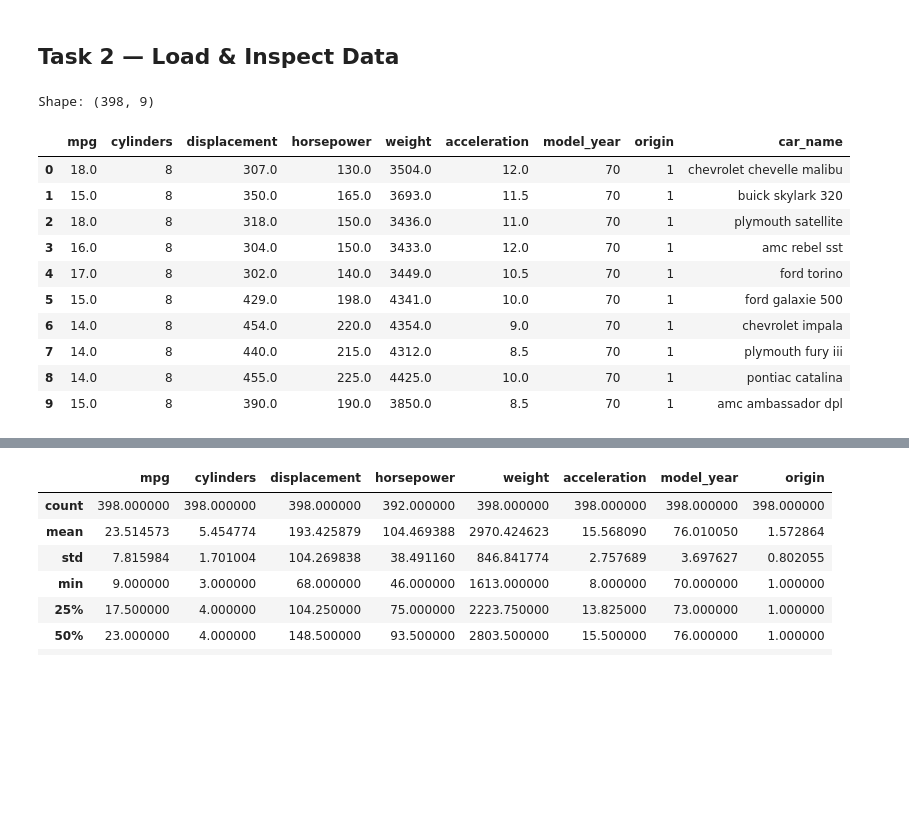
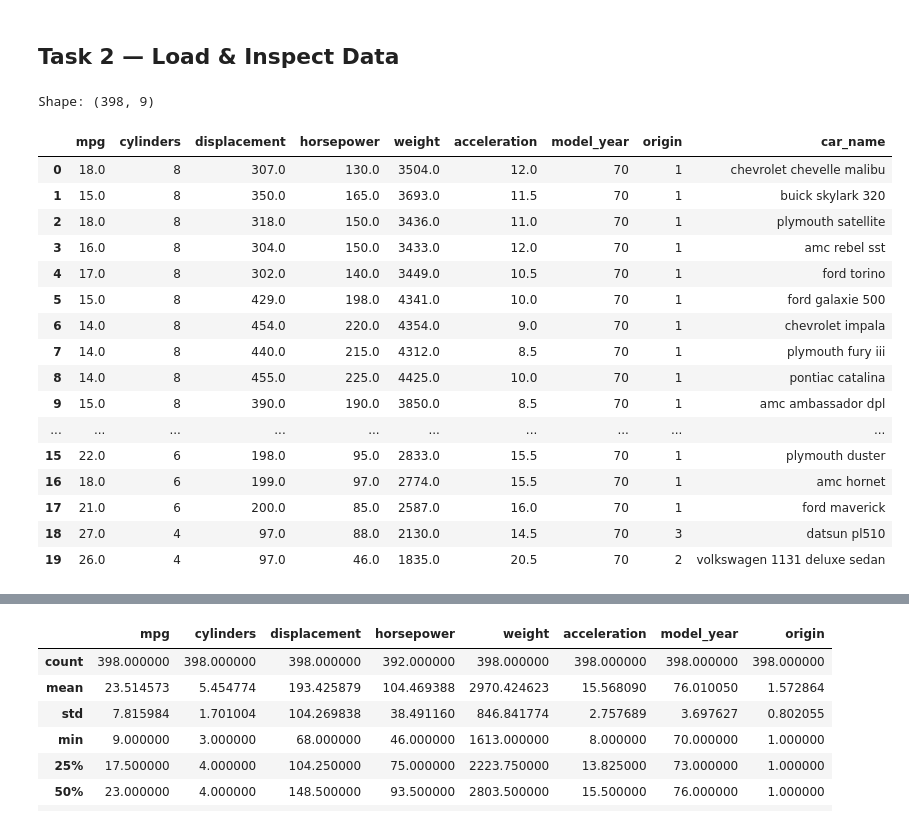
Before and after one commit to FurqanAlyy/AI-ML-NIAI, a Jupyter notebook: 02_EDA_Worksheet.ipynb, the cells around one changed output, grey strips where cells are left out. Drawn from its saved outputs; the diff is of its cells as text; code cells hidden in the pictures; blank space fills up the shorter version.

```diff
--- a/02_EDA_Worksheet.ipynb
+++ b/02_EDA_Worksheet.ipynb
@@ -32,32 +32,38 @@ libraries loaded
 # %%
 # TODO: Load the Auto-MPG dataset from the UCI repository URL below.
 # Column names: ['mpg','cylinders','displacement','horsepower','weight',
 #                'acceleration','model_year','origin','car_name']
 # Missing values are marked with '?'
 # URL = "https://archive.ics.uci.edu/ml/machine-learning-databases/auto-mpg/auto-mpg.data"
 
 url = "https://archive.ics.uci.edu/ml/machine-learning-databases/auto-mpg/auto-mpg.data"
 col_names = ['mpg','cylinders','displacement','horsepower','weight',
              'acceleration','model_year','origin','car_name']
 
 # df = # TODO: read_csv with correct separator (\s+) and na_values
 df=pd.read_csv(url,names=col_names,sep=r'\s+',na_values='?')
 
 print("Shape:", df.shape)
-df.head(10)
+df.head(20)
 # %% [output]
 Shape: (398, 9)
 |  | mpg | cylinders | displacement | horsepower | weight | acceleration | model_year | origin | car_name |
 | 0 | 18.0 | 8 | 307.0 | 130.0 | 3504.0 | 12.0 | 70 | 1 | chevrolet chevelle malibu |
 | 1 | 15.0 | 8 | 350.0 | 165.0 | 3693.0 | 11.5 | 70 | 1 | buick skylark 320 |
 | 2 | 18.0 | 8 | 318.0 | 150.0 | 3436.0 | 11.0 | 70 | 1 | plymouth satellite |
 | 3 | 16.0 | 8 | 304.0 | 150.0 | 3433.0 | 12.0 | 70 | 1 | amc rebel sst |
 | 4 | 17.0 | 8 | 302.0 | 140.0 | 3449.0 | 10.5 | 70 | 1 | ford torino |
 | 5 | 15.0 | 8 | 429.0 | 198.0 | 4341.0 | 10.0 | 70 | 1 | ford galaxie 500 |
 | 6 | 14.0 | 8 | 454.0 | 220.0 | 4354.0 | 9.0 | 70 | 1 | chevrolet impala |
 | 7 | 14.0 | 8 | 440.0 | 215.0 | 4312.0 | 8.5 | 70 | 1 | plymouth fury iii |
 | 8 | 14.0 | 8 | 455.0 | 225.0 | 4425.0 | 10.0 | 70 | 1 | pontiac catalina |
 | 9 | 15.0 | 8 | 390.0 | 190.0 | 3850.0 | 8.5 | 70 | 1 | amc ambassador dpl |
+| ... | ... | ... | ... | ... | ... | ... | ... | ... | ... |
+| 15 | 22.0 | 6 | 198.0 | 95.0 | 2833.0 | 15.5 | 70 | 1 | plymouth duster |
+| 16 | 18.0 | 6 | 199.0 | 97.0 | 2774.0 | 15.5 | 70 | 1 | amc hornet |
+| 17 | 21.0 | 6 | 200.0 | 85.0 | 2587.0 | 16.0 | 70 | 1 | ford maverick |
+| 18 | 27.0 | 4 | 97.0 | 88.0 | 2130.0 | 14.5 | 70 | 3 | datsun pl510 |
+| 19 | 26.0 | 4 | 97.0 | 46.0 | 1835.0 | 20.5 | 70 | 2 | volkswagen 1131 deluxe sedan |
 # %%
 # TODO: Print df.info() to inspect dtypes and non-null counts
 df.info()
```
Also changed, not shown: parts of 2 cells of this notebook.
